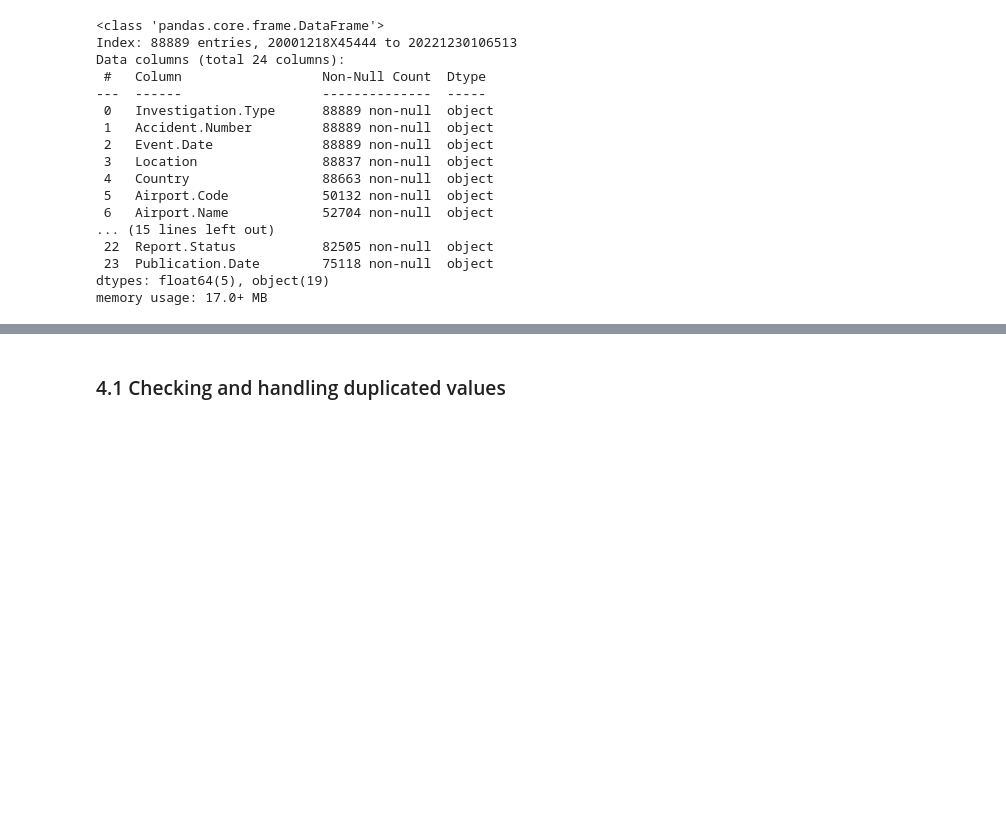
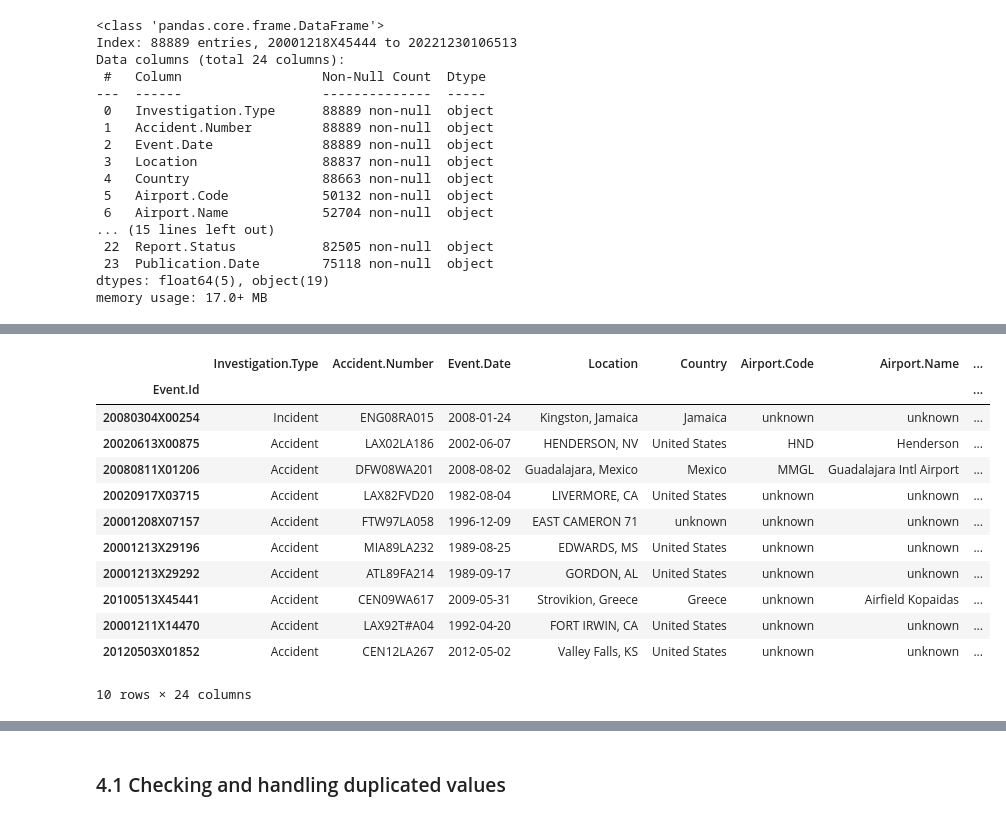
Before and after one commit to Muhadischol/Aviation_Analysis_Project, a Jupyter notebook: Notebooks/Untitled.ipynb, the cells around one changed output, grey strips where cells are left out. Saved outputs shown, nothing was run; the diff lists cells and outputs as text; code cells hidden in the pictures; blank space fills up the shorter version.

```diff
--- a/Notebooks/Untitled.ipynb
+++ b/Notebooks/Untitled.ipynb
@@ -183,0 +223,16 @@ unimportant_columns = ["Report.Status", "Registration.Number", "Publication.Date
+# %%
+aviation_data.sample(10)
+# %% [output]
+|  | Investigation.Type | Accident.Number | Event.Date | Location | Country | Airport.Code | Airport.Name | ... |
+| Event.Id |  |  |  |  |  |  |  | ... |
+| 20080304X00254 | Incident | ENG08RA015 | 2008-01-24 | Kingston, Jamaica | Jamaica | unknown | unknown | ... |
+| 20020613X00875 | Accident | LAX02LA186 | 2002-06-07 | HENDERSON, NV | United States | HND | Henderson | ... |
+| 20080811X01206 | Accident | DFW08WA201 | 2008-08-02 | Guadalajara, Mexico | Mexico | MMGL | Guadalajara Intl Airport | ... |
+| 20020917X03715 | Accident | LAX82FVD20 | 1982-08-04 | LIVERMORE, CA | United States | unknown | unknown | ... |
+| 20001208X07157 | Accident | FTW97LA058 | 1996-12-09 | EAST CAMERON 71 | unknown | unknown | unknown | ... |
+| 20001213X29196 | Accident | MIA89LA232 | 1989-08-25 | EDWARDS, MS | United States | unknown | unknown | ... |
+| 20001213X29292 | Accident | ATL89FA214 | 1989-09-17 | GORDON, AL | United States | unknown | unknown | ... |
+| 20100513X45441 | Accident | CEN09WA617 | 2009-05-31 | Strovikion, Greece | Greece | unknown | Airfield Kopaidas | ... |
+| 20001211X14470 | Accident | LAX92T#A04 | 1992-04-20 | FORT IRWIN, CA | United States | unknown | unknown | ... |
+| 20120503X01852 | Accident | CEN12LA267 | 2012-05-02 | Valley Falls, KS | United States | unknown | unknown | ... |
+10 rows × 24 columns
```
Also changed, not shown: parts of 8 cells of this notebook.
